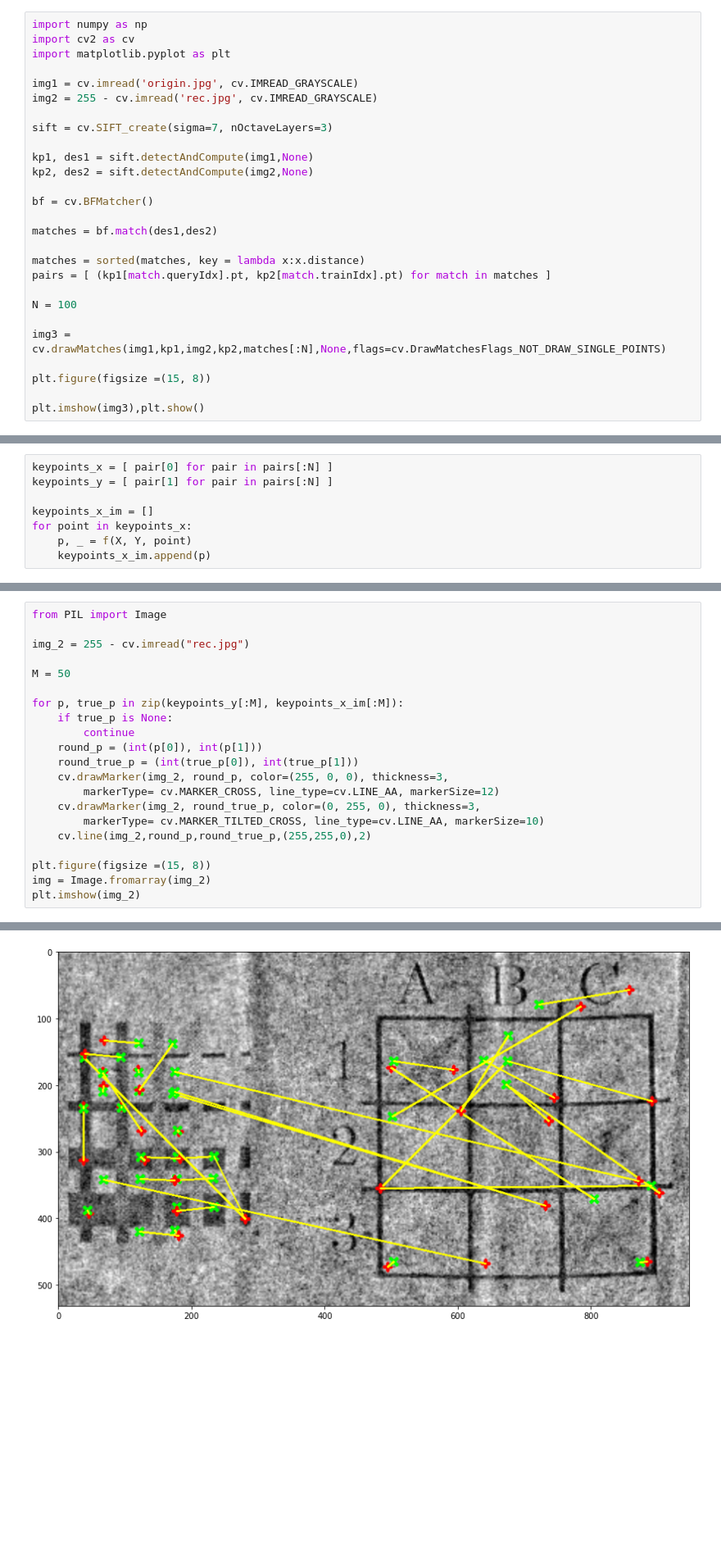
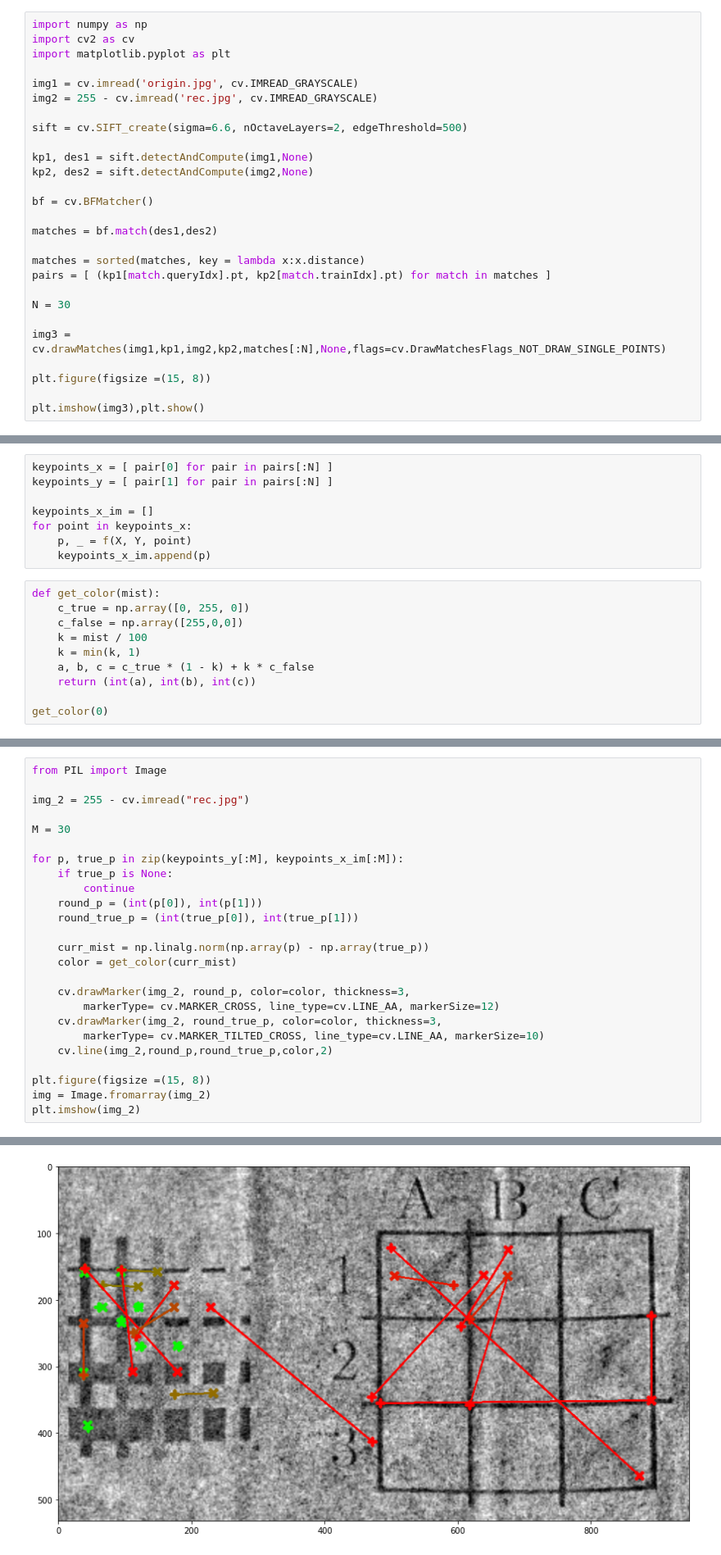
Before and after one commit to valkon29/innprac, a Jupyter notebook: notebook.ipynb, the cells around one changed output, grey strips where cells are left out. Shown at 82% size. Saved outputs shown, nothing was run; the diff lists cells and outputs as text; blank space fills up the shorter version.

```diff
--- a/notebook.ipynb
+++ b/notebook.ipynb
@@ -196,7 +196,7 @@ import matplotlib.pyplot as plt
 img1 = cv.imread('origin.jpg', cv.IMREAD_GRAYSCALE)
 img2 = 255 - cv.imread('rec.jpg', cv.IMREAD_GRAYSCALE)
 
-sift = cv.SIFT_create(sigma=7, nOctaveLayers=3)
+sift = cv.SIFT_create(sigma=6.6, nOctaveLayers=2, edgeThreshold=500)
 
 kp1, des1 = sift.detectAndCompute(img1,None)
 kp2, des2 = sift.detectAndCompute(img2,None)
@@ -208,7 +208,7 @@ matches = bf.match(des1,des2)
 matches = sorted(matches, key = lambda x:x.distance)
 pairs = [ (kp1[match.queryIdx].pt, kp2[match.trainIdx].pt) for match in matches ]
 
-N = 100
+N = 30
 
 img3 = cv.drawMatches(img1,kp1,img2,kp2,matches[:N],None,flags=cv.DrawMatchesFlags_NOT_DRAW_SINGLE_POINTS)
 
@@ -226,3 +235,13 @@ keypoints_x_im = []
 for point in keypoints_x:
     p, _ = f(X, Y, point)
     keypoints_x_im.append(p)
+# %%
+def get_color(mist):
+    c_true = np.array([0, 255, 0])
+    c_false = np.array([255,0,0])
+    k = mist / 100
+    k = min(k, 1)
+    a, b, c = c_true * (1 - k) + k * c_false
+    return (int(a), int(b), int(c))
+
+get_color(0)
@@ -229,27 +250,31 @@ for point in keypoints_x:
 # %%
 from PIL import Image
 
 img_2 = 255 - cv.imread("rec.jpg")
 
-M = 50
+M = 30
 
 for p, true_p in zip(keypoints_y[:M], keypoints_x_im[:M]):
     if true_p is None:
         continue
     round_p = (int(p[0]), int(p[1]))
     round_true_p = (int(true_p[0]), int(true_p[1]))
-    cv.drawMarker(img_2, round_p, color=(255, 0, 0), thickness=3,
+
+    curr_mist = np.linalg.norm(np.array(p) - np.array(true_p))
+    color = get_color(curr_mist)
+
+    cv.drawMarker(img_2, round_p, color=color, thickness=3,
         markerType= cv.MARKER_CROSS, line_type=cv.LINE_AA, markerSize=12)
-    cv.drawMarker(img_2, round_true_p, color=(0, 255, 0), thickness=3,
+    cv.drawMarker(img_2, round_true_p, color=color, thickness=3,
         markerType= cv.MARKER_TILTED_CROSS, line_type=cv.LINE_AA, markerSize=10)
-    cv.line(img_2,round_p,round_true_p,(255,255,0),2)
+    cv.line(img_2,round_p,round_true_p,color,2)
 
 plt.figure(figsize =(15, 8))
 img = Image.fromarray(img_2)
 plt.imshow(img_2)
 # %% [output]
 <matplotlib.image.AxesImage at 0x...>
-[figure, old version]
+[figure, new version]
 # %% [markdown]
 На картинке выше красным изображены точки, полученные sift-ом на картинке _rec.jpg_, а зелёным - образы первых элементов из их пар, полученные на основе эталонных соответствий с помощью функции f.
 # %% [markdown]
```
Also changed, not shown: parts of 12 cells of this notebook.
